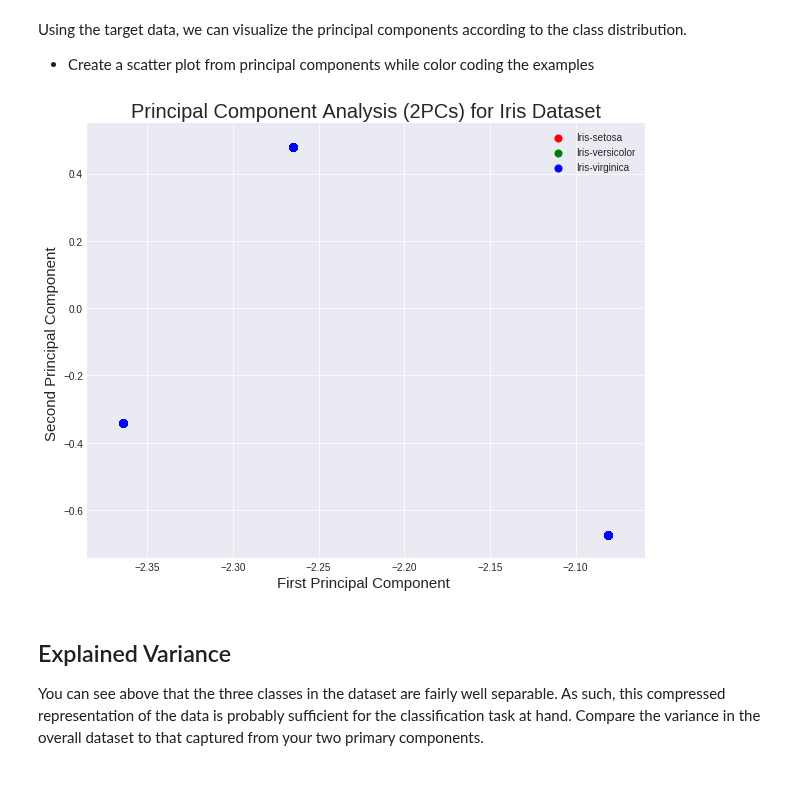
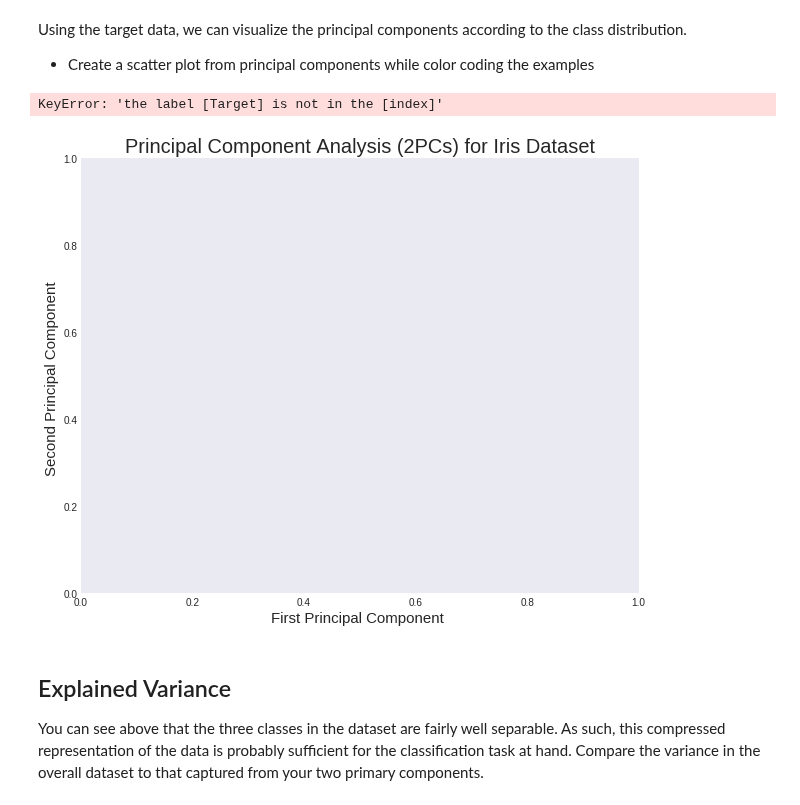
Before and after one commit to nkacoroski/dsc-3-34-06-performing-principle-component-analysis-seattle-ds-career-040119, a Jupyter notebook: index.ipynb, the cells around one changed output. Saved outputs shown, nothing was run; the diff lists cells and outputs as text; code cells hidden in the pictures.

```diff
--- a/index.ipynb
+++ b/index.ipynb
@@ -112,25 +112,26 @@ Using the target data, we can visualize the principal components according to th
 # %%
 # Principal Componets scatter plot
 plt.style.use('seaborn-dark')
 fig = plt.figure(figsize = (10,8))
 ax = fig.add_subplot(1,1,1)
 ax.set_xlabel('First Principal Component ', fontsize = 15)
 ax.set_ylabel('Second Principal Component ', fontsize = 15)
 ax.set_title('Principal Component Analysis (2PCs) for Iris Dataset', fontsize = 20)
 
 
 targets = ['Iris-setosa', 'Iris-versicolor', 'Iris-virginica']
 colors = ['r', 'g', 'b']
 for target, color in zip(targets,colors):
-    indicesToKeep = y
-    ax.scatter(result_df.loc['Ta', 'PC1']
+    indicesToKeep = iris['target'] == target
+    ax.scatter(result_df.loc[indicesToKeep, 'PC1']
                , result_df.loc[indicesToKeep, 'PC2']
                , c = color
                , s = 50)
 ax.legend(targets)
 ax.grid()
 # %% [output]
+KeyError: 'the label [Target] is not in the [index]'
-[figure, old version]
+[figure, new version]
 # %% [markdown]
 ## Explained Variance
 
```
